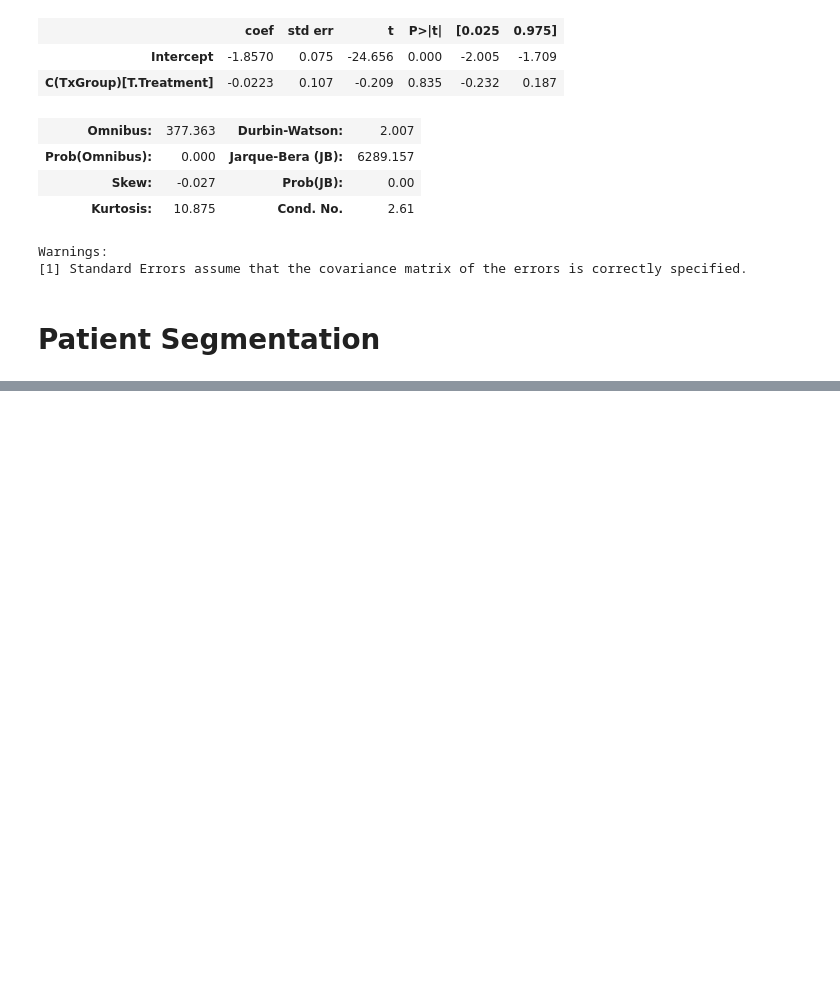
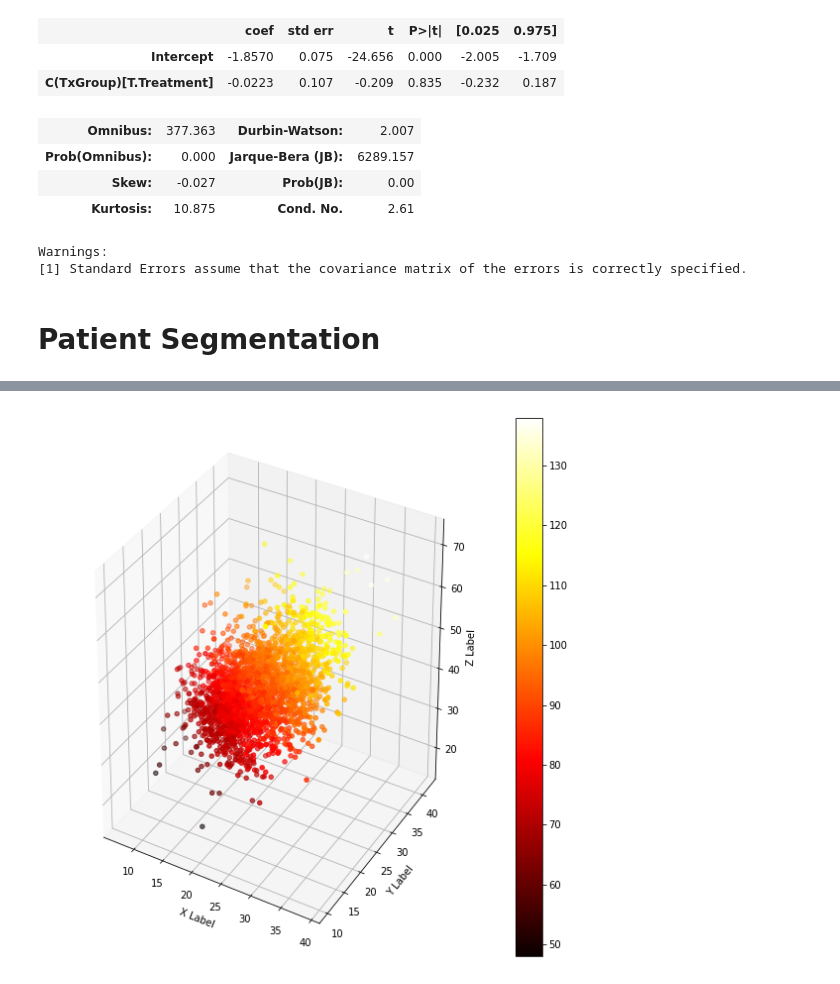
Before and after one commit to wasehahmad/PANSS-Trial-Analysis, a Jupyter notebook: panss_analysis_notebook.ipynb, the cells around one changed output, grey strips where cells are left out. Cells and saved outputs as stored; diff of their text form; code cells hidden in the pictures; blank space fills up the shorter version.

Commit message:
added color map for segmentation

```diff
--- a/panss_analysis_notebook.ipynb
+++ b/panss_analysis_notebook.ipynb
@@ -157,0 +137,16 @@ plt.scatter(range(len(data_scaled['PANSS_Total'])), firstVisits['PANSS_Total'],
+# %%
+from mpl_toolkits.mplot3d import Axes3D
+# %matplotlib notebook
+fig = plt.figure(figsize=(10, 10))
+ax = fig.add_subplot(111, projection='3d')
+
+img = ax.scatter(firstVisits.Ps,firstVisits.Ns, firstVisits.Gs, c=firstVisits.PANSS_Total, cmap=plt.hot(), marker='o')
+fig.colorbar(img)
+
+ax.set_xlabel('X Label')
+ax.set_ylabel('Y Label')
+ax.set_zlabel('Z Label')
+
+plt.show()
+# %% [output]
+[figure, added]
```
Also changed, not shown: parts of 3 cells of this notebook.
